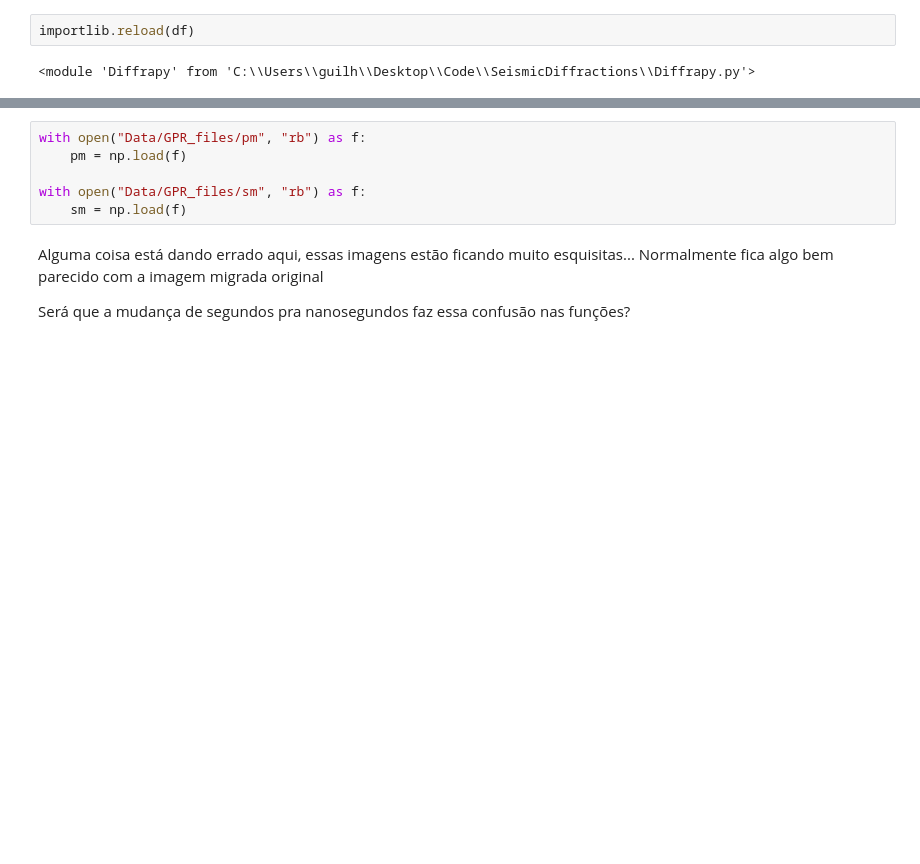
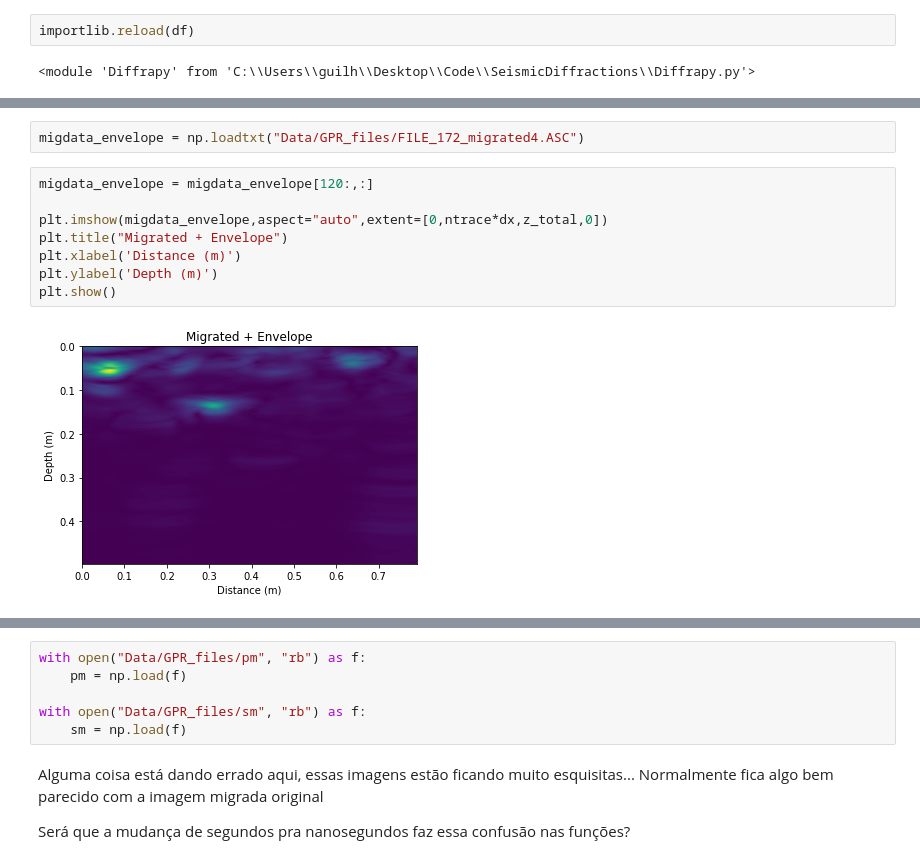
Before and after one commit to GuilhermeZakarewicz/DiffraPy, a Jupyter notebook: Testes_GPR.ipynb, the cells around one changed output, grey strips where cells are left out. Drawn from its saved outputs; the diff is of its cells as text; blank space fills up the shorter version.

```diff
--- a/Testes_GPR.ipynb
+++ b/Testes_GPR.ipynb
@@ -292,0 +99,12 @@ with open("Data/GPR_files/sm", "wb") as f:
+# %%
+migdata_envelope = np.loadtxt("Data/GPR_files/FILE_172_migrated4.ASC")
+# %%
+migdata_envelope = migdata_envelope[120:,:]
+
+plt.imshow(migdata_envelope,aspect="auto",extent=[0,ntrace*dx,z_total,0])
+plt.title("Migrated + Envelope")
+plt.xlabel('Distance (m)')
+plt.ylabel('Depth (m)')
+plt.show()
+# %% [output]
+[figure, added]
```
Also changed, not shown: parts of 42 cells of this notebook, 2 other files.
